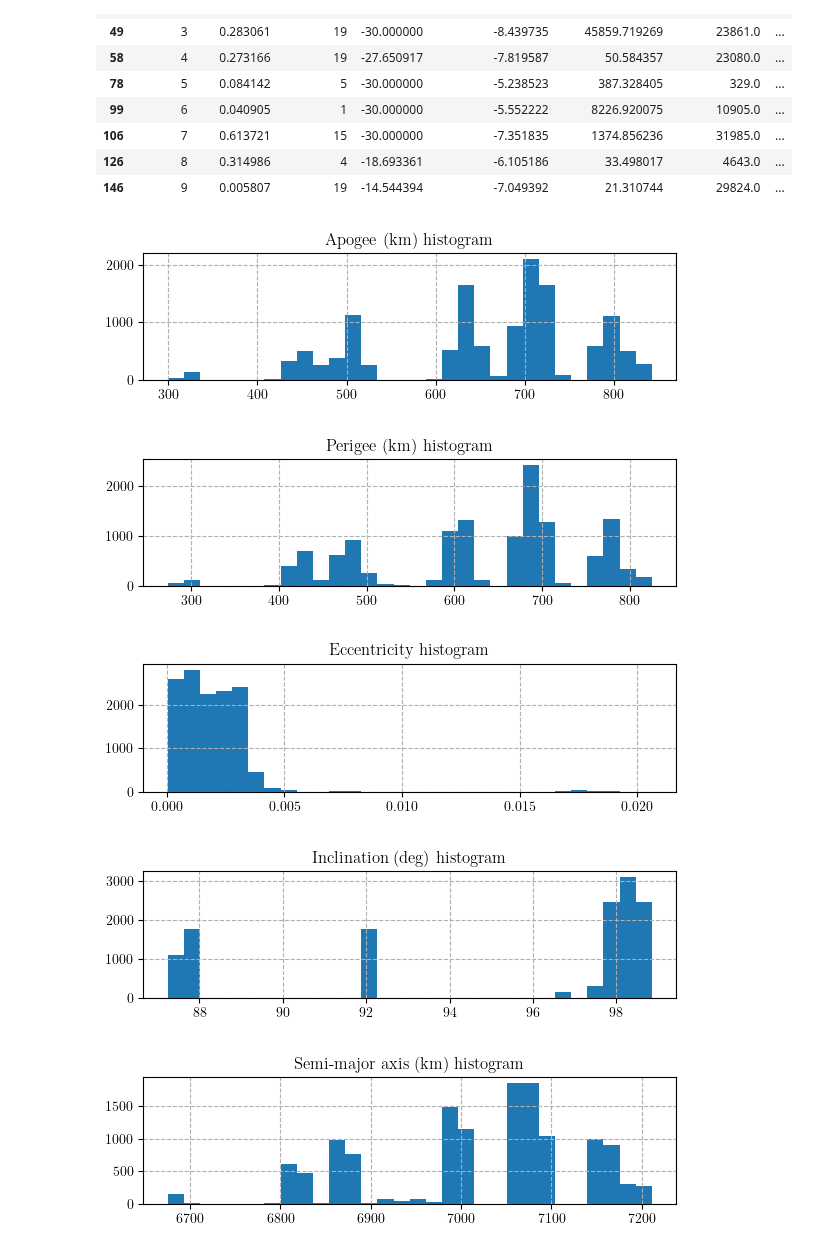
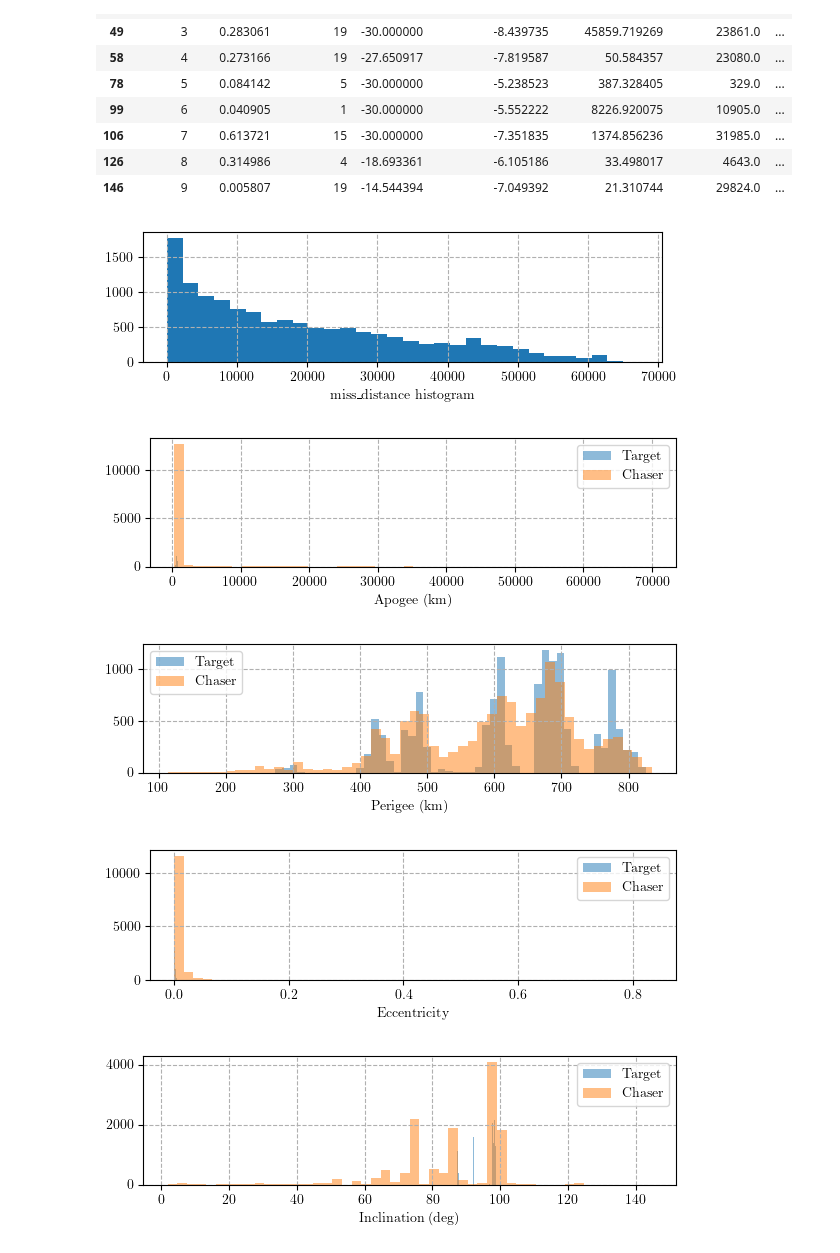
Before and after one commit to JJavierRosales/scapy, a Jupyter notebook: notebooks/Kelvins - Collision Avoidance Challenge + EDA.ipynb, the cells around one changed output. Cells and saved outputs as stored; diff of their text form; code cells hidden in the pictures.

Commit message:
Add first hist & PDF plots in Kelvins notebook

```diff
--- a/notebooks/Kelvins - Collision Avoidance Challenge + EDA.ipynb
+++ b/notebooks/Kelvins - Collision Avoidance Challenge + EDA.ipynb
@@ -168,38 +168,55 @@ df_lastCDM.head(10)
 # %%
 # Import matplotlib library and set it to print plots inline
 %matplotlib inline
 from matplotlib import rc
 import matplotlib.pyplot as plt
 
 # Set rendering parameters to use TeX font.
 rc('font', **{'family': 'serif', 'serif': ['Computer Modern']})
 rc('text', usetex=True)
+
+
+
+def plot_histogram(figsize, bins, data, xlabel):
+
+    plt.figure(figsize=figsize, layout='tight')
+    plt.hist(data, bins = bins)
+    plt.xlabel(xlabel)
+    plt.grid(True, linestyle='--')
+    # plt.legend(loc='best')
+    plt.show()
+
+    return
 
 # Initialize dictionary to differenciate target vs chaser objects
 objects = {'target':'t', 'chaser':'c'}
 
 # Initialize Keplerian Element columns array
 keColumns = {'_h_apo': 'Apogee (km)',
              '_h_per': 'Perigee (km)',
              '_j2k_ecc': 'Eccentricity',
              '_j2k_inc': 'Inclination (deg)',
              '_j2k_sma': 'Semi-major axis (km)'}
 
+plot_histogram((6,2), 30, df_lastCDM['miss_distance'],'miss_distance histogram')
+
 # Run through both type of objects
-for oType, oPreffix in objects.items():
-    # Run through all Keplerian Elements data
-    for eType, eName in keColumns.items():
-        colName = oPreffix + eType
+bins = 50
 
-        plt.figure(figsize=(6,2), layout='tight')
-        plt.hist(df_lastCDM[colName], bins = 30)
-        # plt.xticks(np.linspace(0,df_lastCDM[colName].max()))
-        plt.title(eName + ' histogram')
-        plt.grid(True, linestyle='--')
-        plt.show()
+for eType, eName in keColumns.items():
+
+    plt.figure(figsize=(6,2), layout='tight')
+    for oType, oPreffix in objects.items():
+        plt.hist(df_lastCDM[oPreffix + eType], bins = bins,
+                 label=r'' + oType.capitalize(), alpha=0.5)
+
+    plt.xlabel(eName)
+    plt.grid(True, linestyle='--')
+    plt.legend(loc='best')
+    plt.show()
 # %% [output]
-[figure, old version]
+[figure, new version]
-[figure, old version]
+[figure, new version]
-[figure, old version]
+[figure, new version]
-[figure, old version]
+[figure, new version]
-[figure, old version]
+[figure, new version]
```
Also changed, not shown: parts of 2 cells of this notebook.
